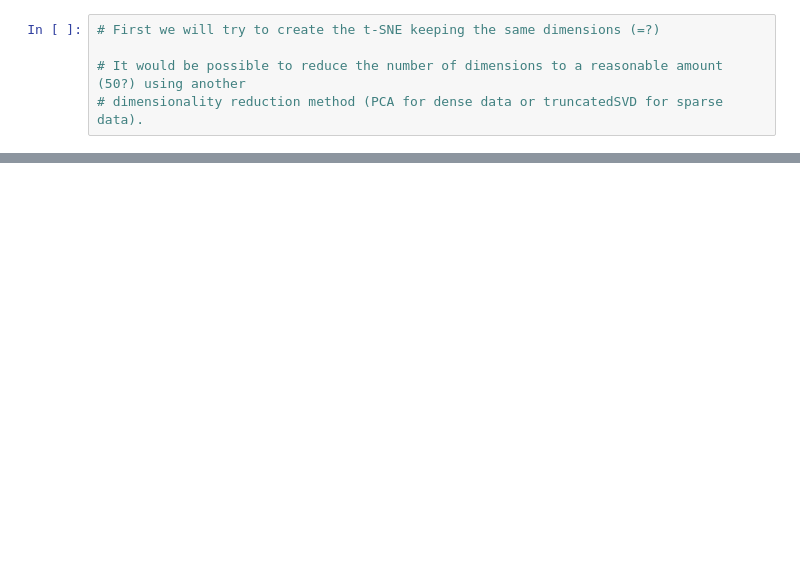
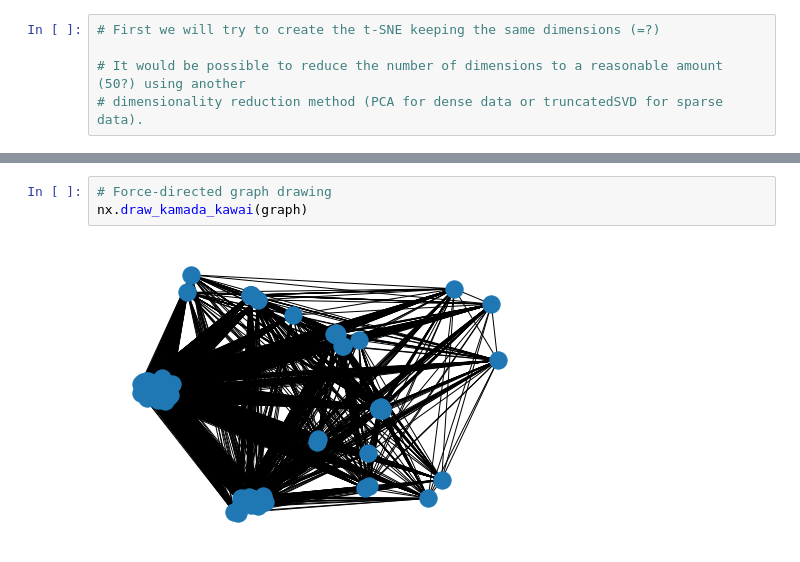
Before and after one commit to valentinbaloche/long_project, a Jupyter notebook: long_project.ipynb, the cells around one changed output, grey strips where cells are left out. Drawn from its saved outputs; the diff is of its cells as text; blank space fills up the shorter version.

```diff
--- a/long_project.ipynb
+++ b/long_project.ipynb
@@ -54,0 +432,5 @@ test = TSNE(n_components=2,
+# %%
+# Force-directed graph drawing
+nx.draw_kamada_kawai(graph)
+# %% [output]
+[figure, added]
```
Also changed, not shown: parts of 55 cells of this notebook.
